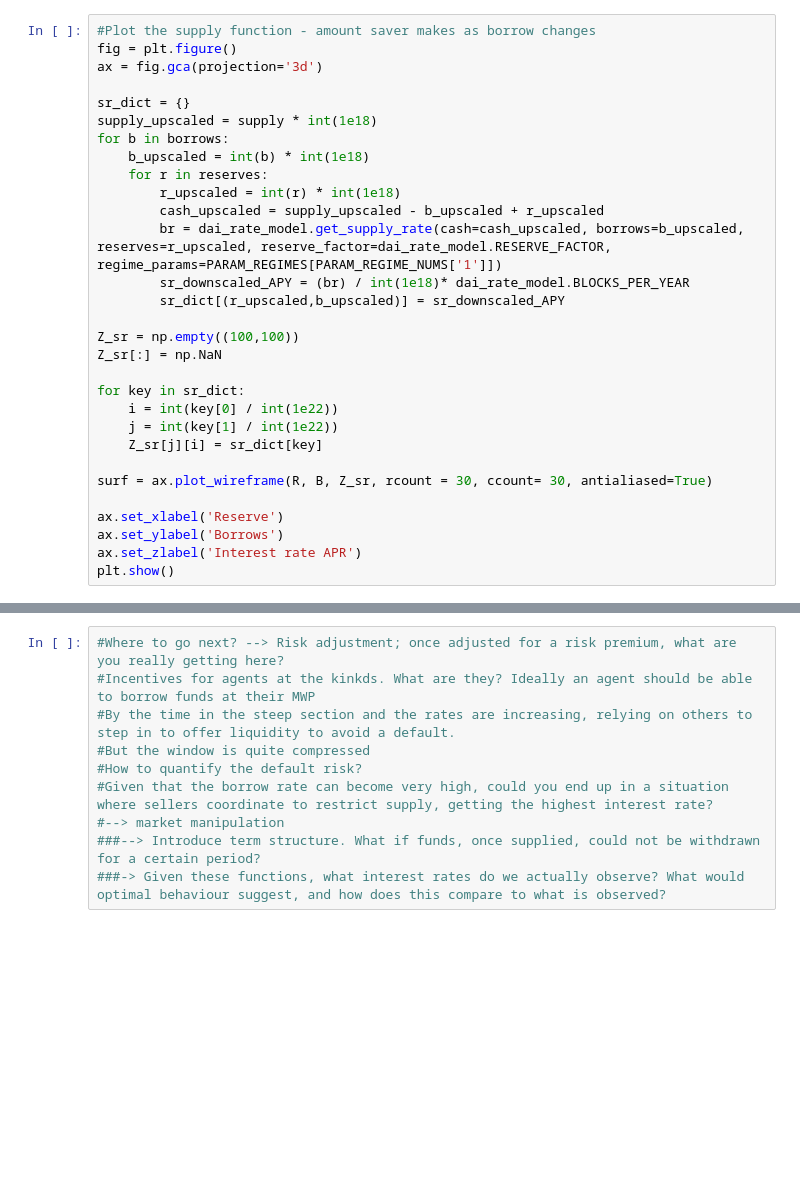
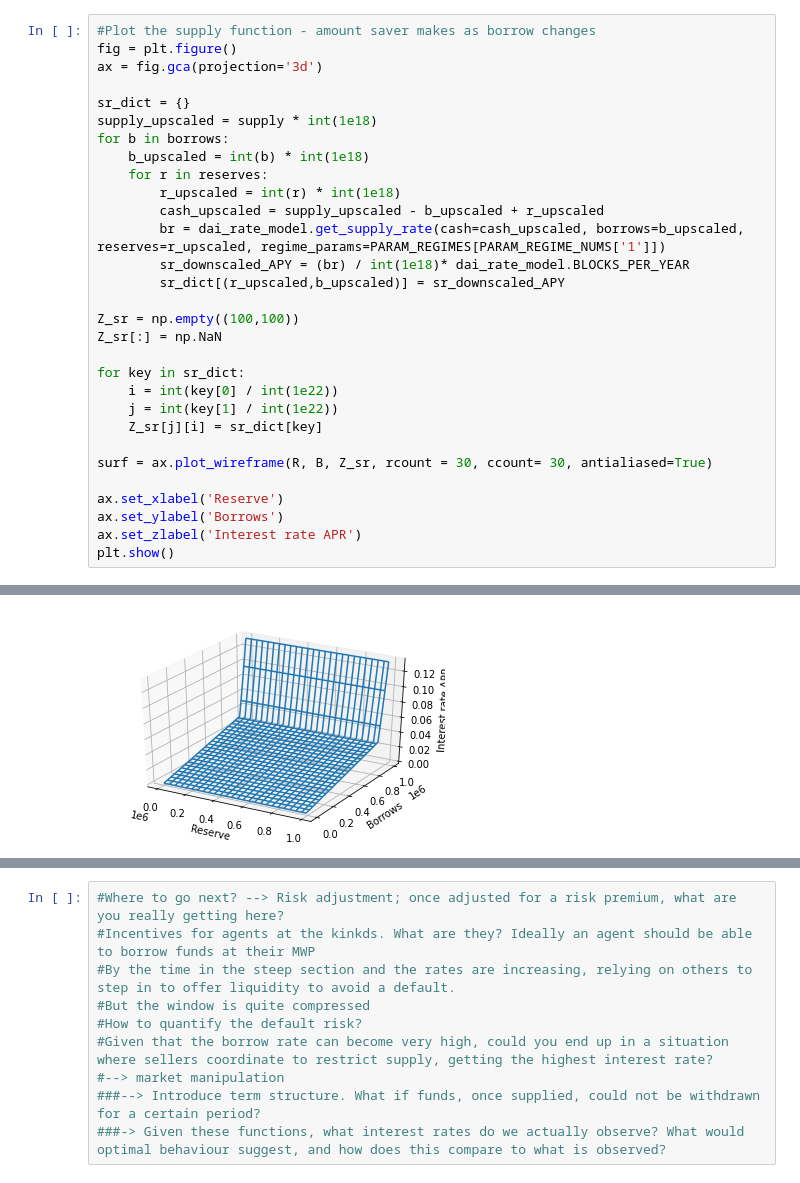
Before and after one commit to danhper/defi-plf-analysis, a Jupyter notebook: notebooks/compound/2_cdai_models.ipynb, the cells around one changed output, grey strips where cells are left out. Saved outputs shown, nothing was run; the diff lists cells and outputs as text; blank space fills up the shorter version.

```diff
--- a/notebooks/compound/2_cdai_models.ipynb
+++ b/notebooks/compound/2_cdai_models.ipynb
@@ -66,7 +65,7 @@ for b in borrows:
     for r in reserves:
         r_upscaled = int(r) * int(1e18)
         cash_upscaled = supply_upscaled - b_upscaled + r_upscaled
-        br = dai_rate_model.get_supply_rate(cash=cash_upscaled, borrows=b_upscaled, reserves=r_upscaled, reserve_factor=dai_rate_model.RESERVE_FACTOR, regime_params=PARAM_REGIMES[PARAM_REGIME_NUMS['1']])
+        br = dai_rate_model.get_supply_rate(cash=cash_upscaled, borrows=b_upscaled, reserves=r_upscaled, regime_params=PARAM_REGIMES[PARAM_REGIME_NUMS['1']])
         sr_downscaled_APY = (br) / int(1e18)* dai_rate_model.BLOCKS_PER_YEAR
         sr_dict[(r_upscaled,b_upscaled)] = sr_downscaled_APY
 
@@ -90,3 +87,4 @@ plt.show()
+[figure, added]
 # %%
 #Plot the delta between APY and APR
 #Plot the supply function - amount saver makes as borrow changes
```
Also changed, not shown: parts of 7 cells of this notebook, 6 other files.
